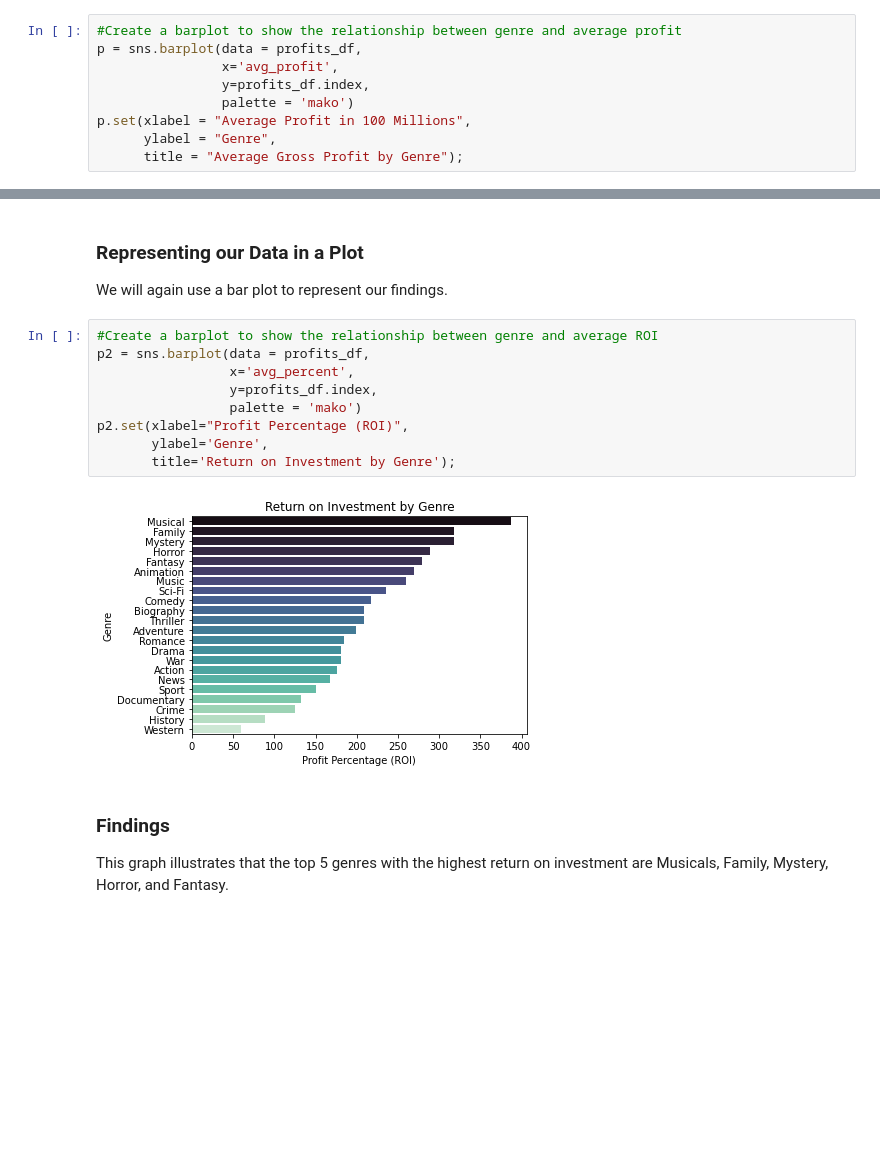
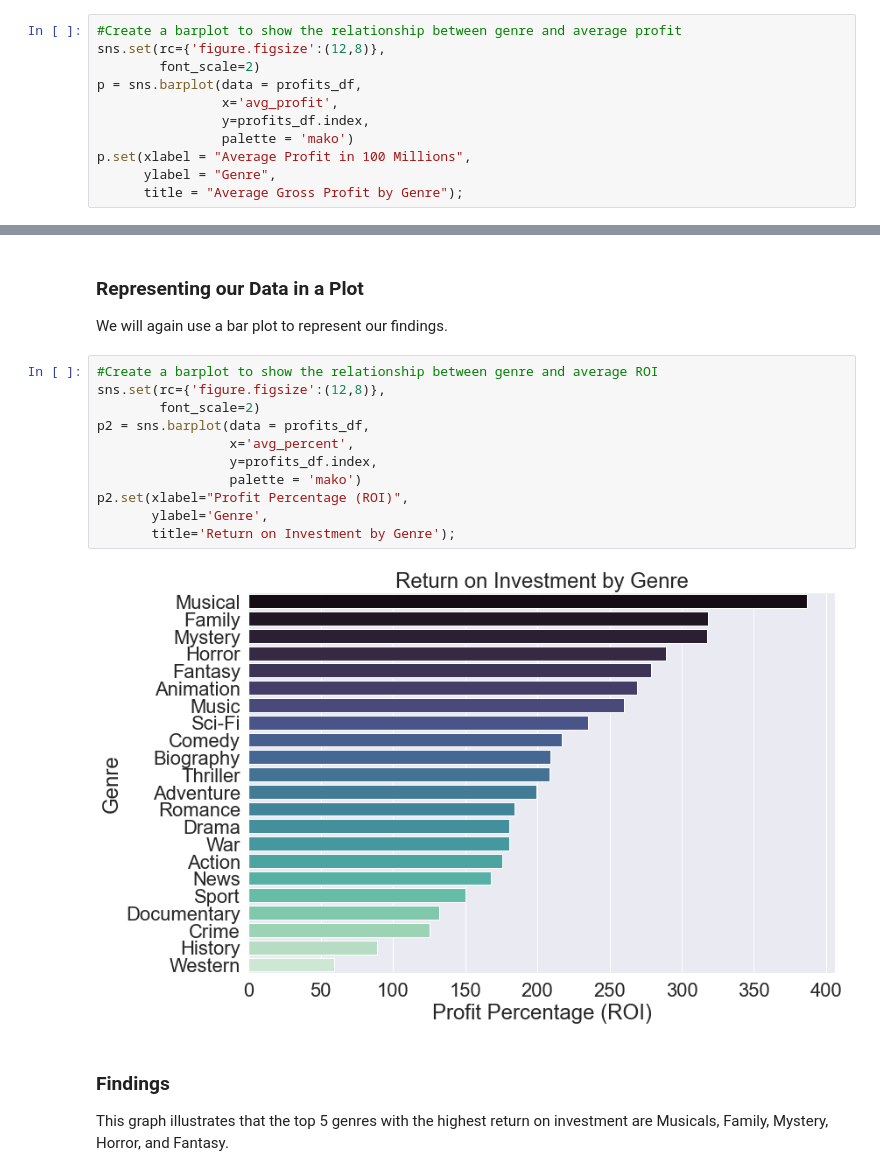
Before and after one commit to elizabeth524/dsc-phase-1-project-v2-3, a Jupyter notebook: student.ipynb, the cells around one changed output, grey strips where cells are left out. Cells and saved outputs as stored; diff of their text form; blank space fills up the shorter version.

```diff
--- a/student.ipynb
+++ b/student.ipynb
@@ -193,6 +193,8 @@ profits_df
 We will use a bar plot to represent our findings.
 # %%
 #Create a barplot to show the relationship between genre and average profit
+sns.set(rc={'figure.figsize':(12,8)},
+        font_scale=2)
 p = sns.barplot(data = profits_df,
                 x='avg_profit',
                 y=profits_df.index,
@@ -325,15 +327,17 @@ profits_df
 We will again use a bar plot to represent our findings.
 # %%
 #Create a barplot to show the relationship between genre and average ROI
+sns.set(rc={'figure.figsize':(12,8)},
+        font_scale=2)
 p2 = sns.barplot(data = profits_df,
                  x='avg_percent',
                  y=profits_df.index,
                  palette = 'mako')
 p2.set(xlabel="Profit Percentage (ROI)",
        ylabel='Genre',
        title='Return on Investment by Genre');
 # %% [output]
-[figure, old version]
+[figure, new version]
 # %% [markdown]
 ### Findings
 This graph illustrates that the top 5 genres with the highest return on investment are Musicals, Family, Mystery, Horror, and Fantasy.
```
Also changed, not shown: parts of 3 cells of this notebook, 5 other files.
